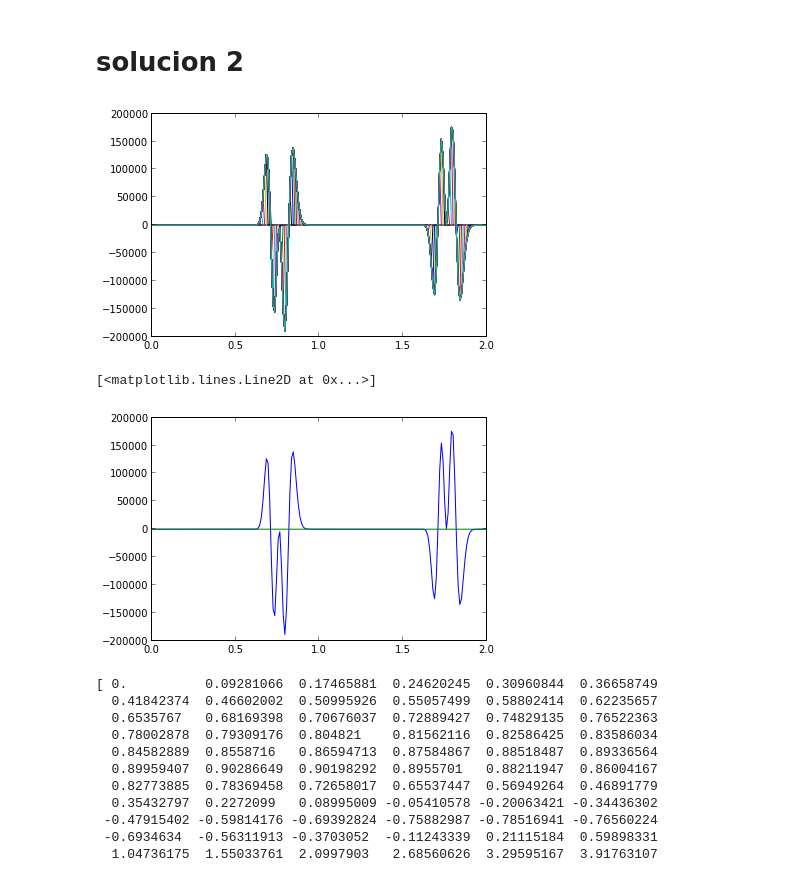
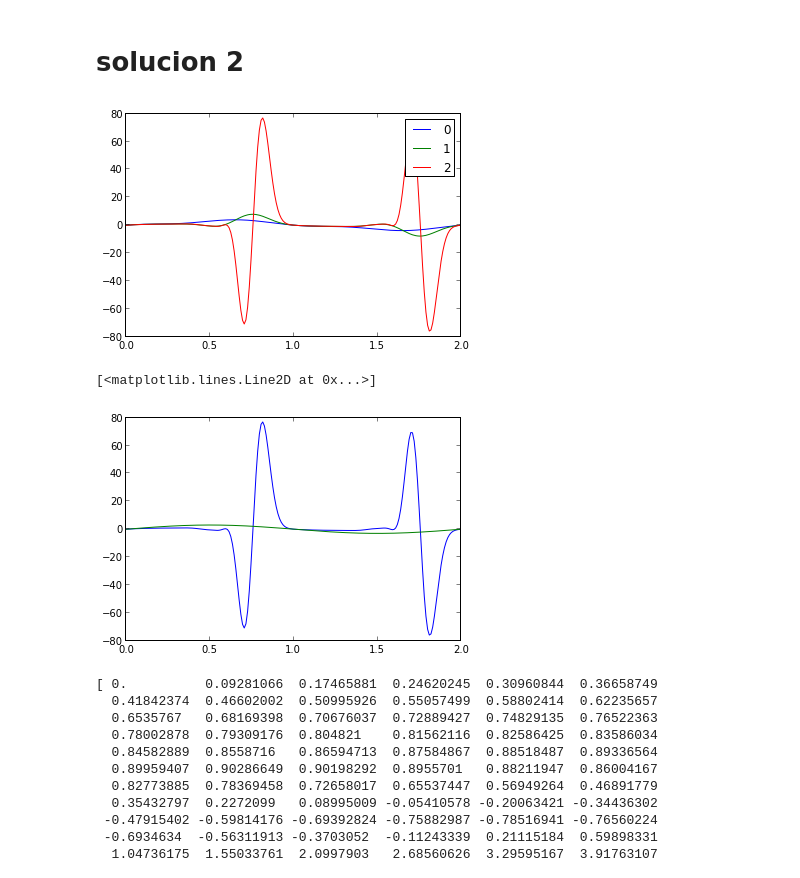
Before and after one commit to daniel-lozano/tarea7, a Jupyter notebook: Burguer_tarea.ipynb, the cells around one changed output. Drawn from its saved outputs; the diff is of its cells as text; code cells hidden in the pictures.

```diff
--- a/Burguer_tarea.ipynb
+++ b/Burguer_tarea.ipynb
@@ -80,26 +80,27 @@ legend()
 x2_past=x2.copy()
 inicial2=x2.copy()
 # %%
-for j in range(2):
+for j in range(3):
 
    x2_past=x2.copy()
 
    for i in range(1,pasos-1):
 
         x2[i]=x2_past[i]-(beta*0.25)*( x2_past[i+1]**2 - x2_past[i-1]**2 )+ \
         (beta/8)*( x2_past[i+1] + x2_past[i] )*( x2_past[i+1]**2  -  x2_past[i-1]**2 ) \
         - ( x2_past[i] + x2_past[i-1])*( x2_past[i]**2 - x2_past[i-1]**2 )
-        plot(espacio,x2)
+   plot(espacio,x2,label=str(j))
 
 x2_final=x2.copy()
+legend()
 plt.show()
 plt.close()
 plot(espacio,x2,label="final")
 plot(espacio,inicial2,label="final")
 # %% [output]
-[figure, old version]
+[figure, new version]
 [<matplotlib.lines.Line2D at 0x...>]
-[figure, old version]
+[figure, new version]
 # %%
 print x2_final
 # %% [output]
```
